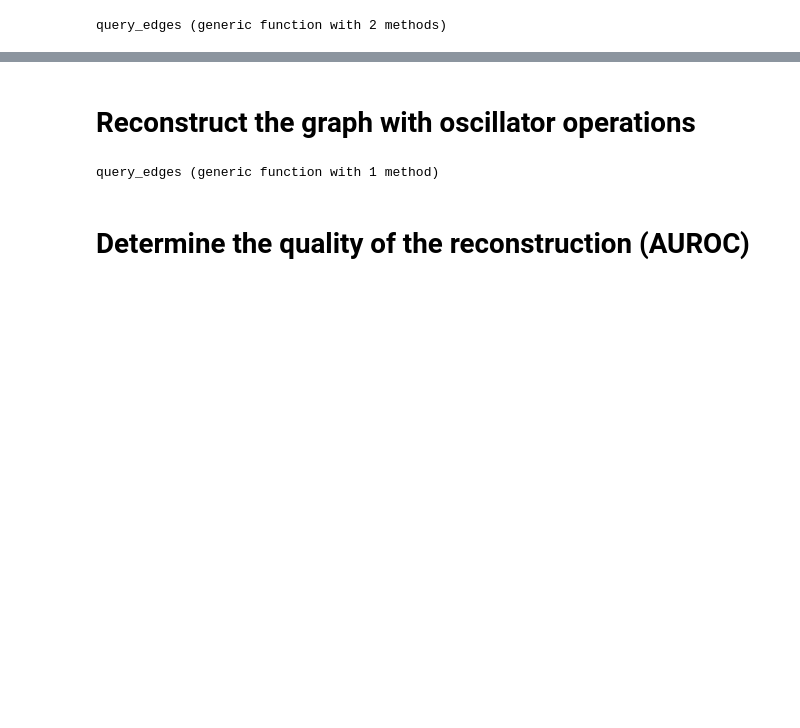
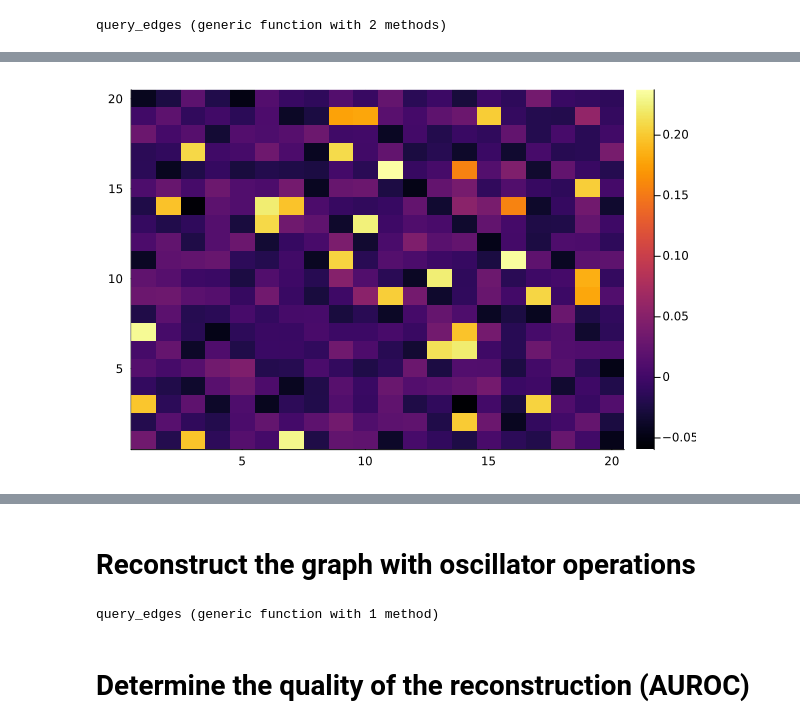
Before and after one commit to wilkieolin/phasor_julia, a Jupyter notebook: graph_demo.ipynb, the cells around one changed output, grey strips where cells are left out. Saved outputs shown, nothing was run; the diff lists cells and outputs as text; code cells hidden in the pictures; blank space fills up the shorter version.

```diff
--- a/graph_demo.ipynb
+++ b/graph_demo.ipynb
@@ -194,10 +196,12 @@ heatmap(rec1)
 # %%
 function query_edges(graph::SpikeTrain, nodes::Vector{<:SpikeTrain}, spk_args::SpikingArgs, tspan::Tuple{<:Real, <:Real})
 
+
     all_nodes = vcat_trains(nodes)
+
     function query_edge(node)
         query = unbind(graph, node, tspan=tspan, spk_args=spk_args)
-        s = similarity_outer(query, all_nodes, dims=1, tspan=tspan, spk_args=spk_args)
+        s = similarity_outer(query, all_nodes, dims=1, reduce_dim=2, spk_args=sa, tspan=tspan)
         return s
     end
 
@@ -356,0 +238,2 @@ r[1][1,end,1,:]
+# %%
+sop = stack(map(x -> last.(x), r))
@@ -356,0 +261,4 @@ r[1][1,end,1,:]
+# %%
+heatmap(sop[1,:,:])
+# %% [output]
+[figure, added]
```
Also changed, not shown: parts of 31 cells of this notebook, 4 other files.
